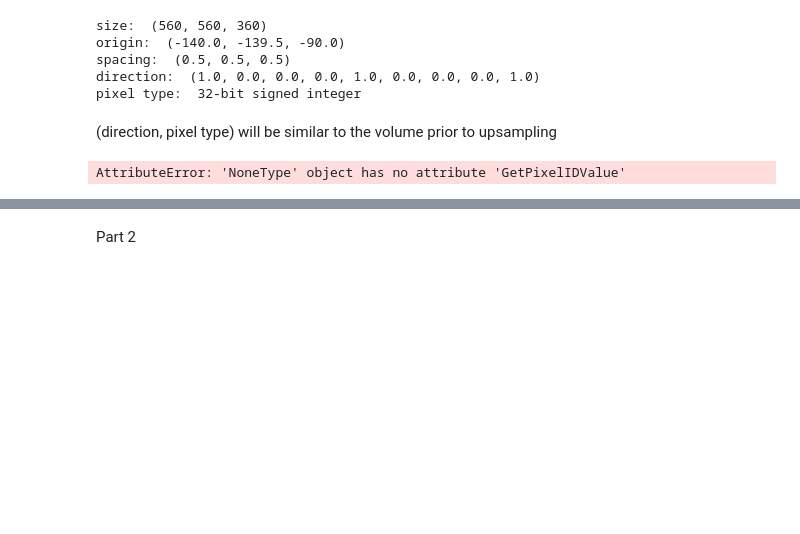
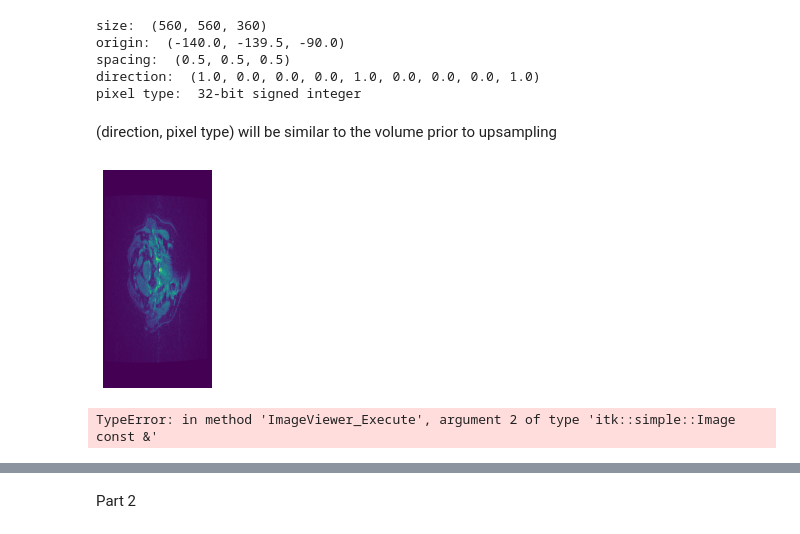
Before and after one commit to moondancerrr/Image-guided-neurosurgical-operations, a Jupyter notebook: Untitled.ipynb, the cells around one changed output, grey strips where cells are left out. Drawn from its saved outputs; the diff is of its cells as text; code cells hidden in the pictures; blank space fills up the shorter version.

```diff
--- a/Untitled.ipynb
+++ b/Untitled.ipynb
@@ -66,19 +66,22 @@ pixel type:  32-bit signed integer
 # %%
 def data_resample(img, new_spacing):
     resampled= sitk.ResampleImageFilter()
     resampled.SetOutputSpacing(new_spacing)
     resampled.SetReferenceImage(img)
     resampled.SetOutputPixelType(32)
+    return img
 
 new_spacing = [0.5, 0.5, 0.5]
-data_resample = data_resample(img, new_spacing)
-plt.imshow(sitk.GetArrayFromImage(data_resample))
+img_resample = data_resample(img[:,:,0],new_spacing)
+plt.imshow(sitk.GetArrayFromImage(img_resample))
 plt.axis('off')
 plt.show()
-#img_resampled_output = sitk.Resample(img, data_resample)
+
+#save image
+sitk.WriteImage(img_resample, "C:\\Users\\User\\Documents\\masters-queens\\BMIF804\\assignment 2\\img_resample.nrrd")
 
 # set Slicer as external viewer
-
-#external_viewer.Execute(img_resampled_output)
+external_viewer.Execute("C:\\Users\\User\\Documents\\masters-queens\\BMIF804\\assignment 2\\img_resample.nrrd")
 # %% [output]
+[figure, added]
-AttributeError: 'NoneType' object has no attribute 'GetPixelIDValue'
+TypeError: in method 'ImageViewer_Execute', argument 2 of type 'itk::simple::Image const &'
```
Also changed, not shown: parts of 2 cells of this notebook.
